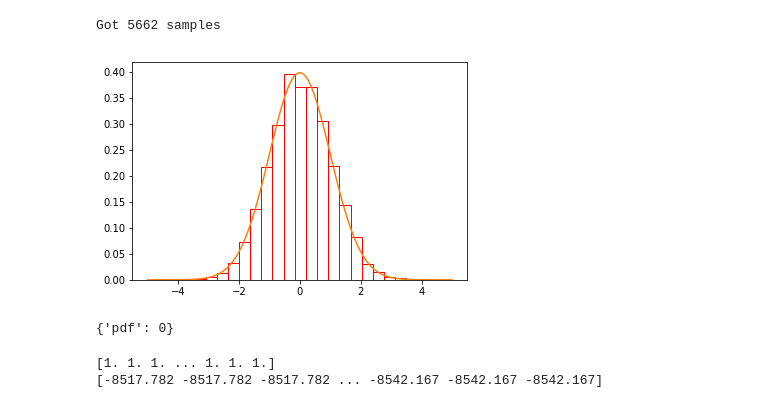
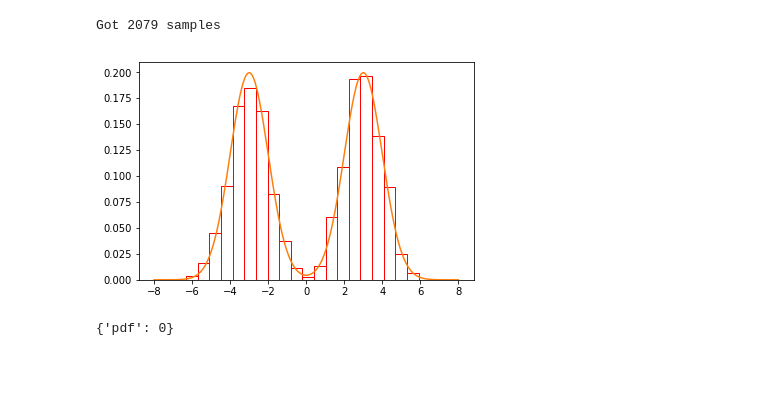
Before and after one commit to AndreasFinke/mcmc, a Jupyter notebook: notebooks/test.ipynb, the cells around one changed output. Drawn from its saved outputs; the diff is of its cells as text; code cells hidden in the pictures; blank space fills up the shorter version.

```diff
--- a/notebooks/test.ipynb
+++ b/notebooks/test.ipynb
@@ -92,14 +92,17 @@ def generate_noisy_sample(N=1000, case_dist=0, case_err=0, seed=1234):
     y = x + error
 
     return y, x, z, sigma, error
-# %%
-y, x, z, sigma, error = generate_noisy_sample(N=5000, case_dist=0, case_err=0)
-# %% [output]
-Got 5662 samples
 # %%
-x_1 = np.linspace(-5, 5, 500)
+case = 1
+
+
+y, x, z, sigma, error = generate_noisy_sample(N=1500, case_dist=case, case_err=0)
+
+
+x_1 = np.linspace(true_dist(case=case)[1], true_dist(case=case)[2], 500)
 plt.hist(x, 20, density=True, fill=False, edgecolor='red');
-plt.plot(x_1, true_dist(case=0)[0](x_1));
+plt.plot(x_1, true_dist(case=case)[0](x_1));
 # %% [output]
+Got 2079 samples
-[figure, old version]
+[figure, new version]
 # %%
@@ -125,8 +134,2 @@ c.run(10000,500,500,1)
 # %% [output]
 {'pdf': 0}
-# %%
-print(c.getWeights())
-print(c.getLoglikes())
-# %% [output]
-[1. 1. 1. ... 1. 1. 1.]
-[-8517.782 -8517.782 -8517.782 ... -8542.167 -8542.167 -8542.167]
```
Also changed, not shown: parts of 10 cells of this notebook, 4 other files.
